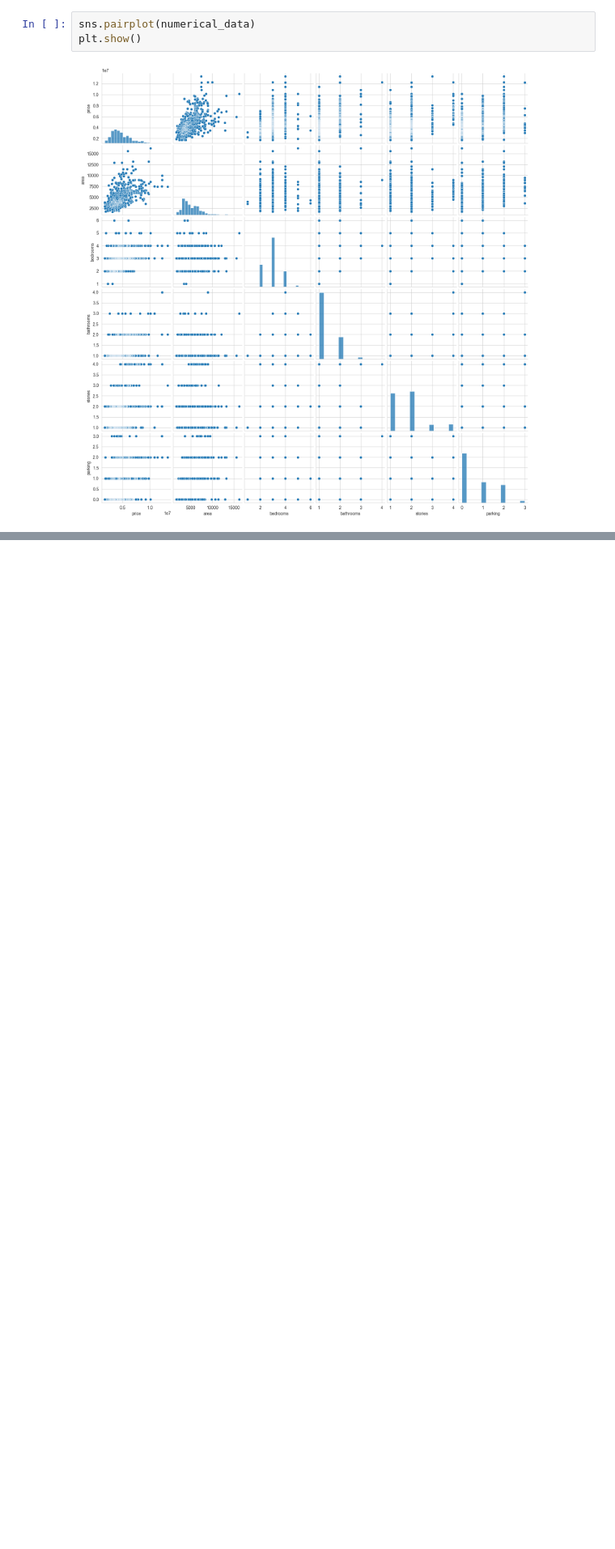
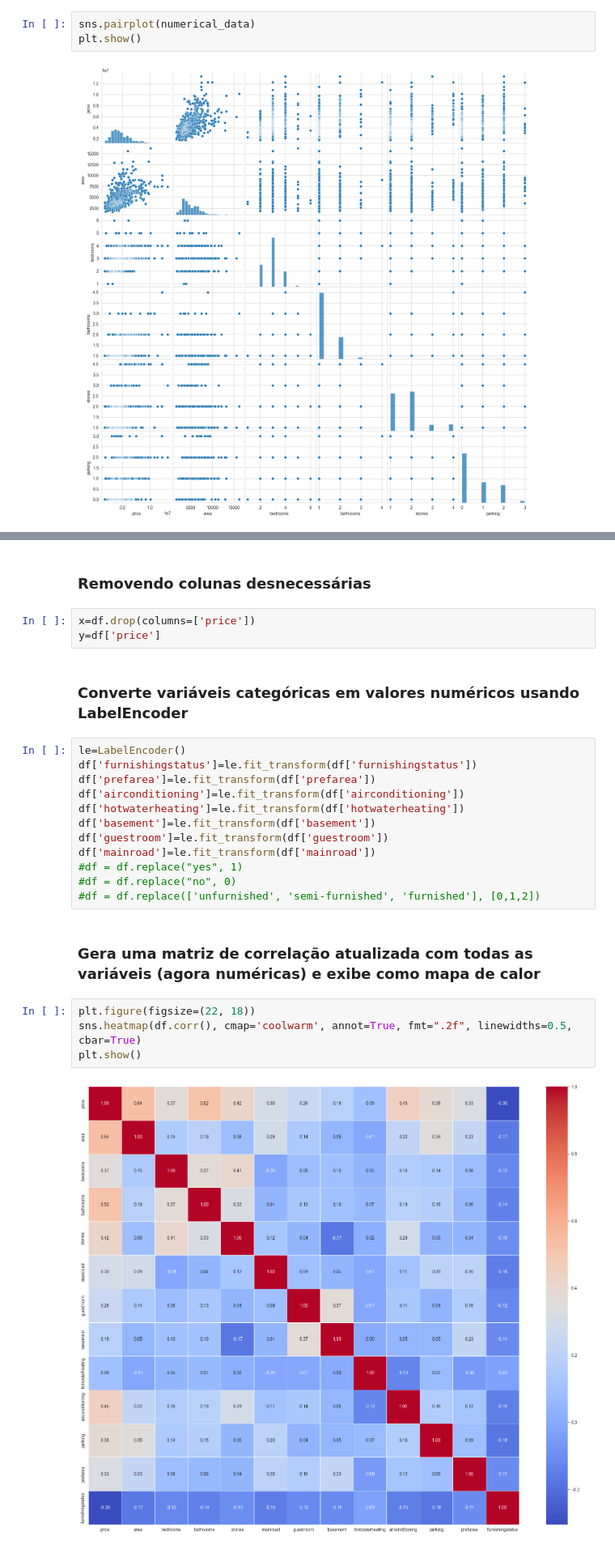
Before and after one commit to hassanrodrigues/av_tec-housing-price-prediction, a Jupyter notebook: housing_price_prediction.ipynb, the cells around one changed output, grey strips where cells are left out. Shown: that part at 81% size. Saved outputs shown, nothing was run; the diff lists cells and outputs as text; blank space fills up the shorter version.

```diff
--- a/housing_price_prediction.ipynb
+++ b/housing_price_prediction.ipynb
@@ -347,0 +375,27 @@ plt.show()
+# %% [markdown]
+### Removendo colunas desnecessárias
+# %%
+x=df.drop(columns=['price'])
+y=df['price']
+# %% [markdown]
+### Converte variáveis categóricas em valores numéricos usando LabelEncoder
+# %%
+le=LabelEncoder()
+df['furnishingstatus']=le.fit_transform(df['furnishingstatus'])
+df['prefarea']=le.fit_transform(df['prefarea'])
+df['airconditioning']=le.fit_transform(df['airconditioning'])
+df['hotwaterheating']=le.fit_transform(df['hotwaterheating'])
+df['basement']=le.fit_transform(df['basement'])
+df['guestroom']=le.fit_transform(df['guestroom'])
+df['mainroad']=le.fit_transform(df['mainroad'])
+#df = df.replace("yes", 1)
+#df = df.replace("no", 0)
+#df = df.replace(['unfurnished', 'semi-furnished', 'furnished'], [0,1,2])
+# %% [markdown]
+### Gera uma matriz de correlação atualizada com todas as variáveis (agora numéricas) e exibe como mapa de calor
+# %%
+plt.figure(figsize=(22, 18))
+sns.heatmap(df.corr(), cmap='coolwarm', annot=True, fmt=".2f", linewidths=0.5, cbar=True)
+plt.show()
+# %% [output]
+[figure, added]
```
Also changed, not shown: parts of 45 cells of this notebook, 1 other file.
